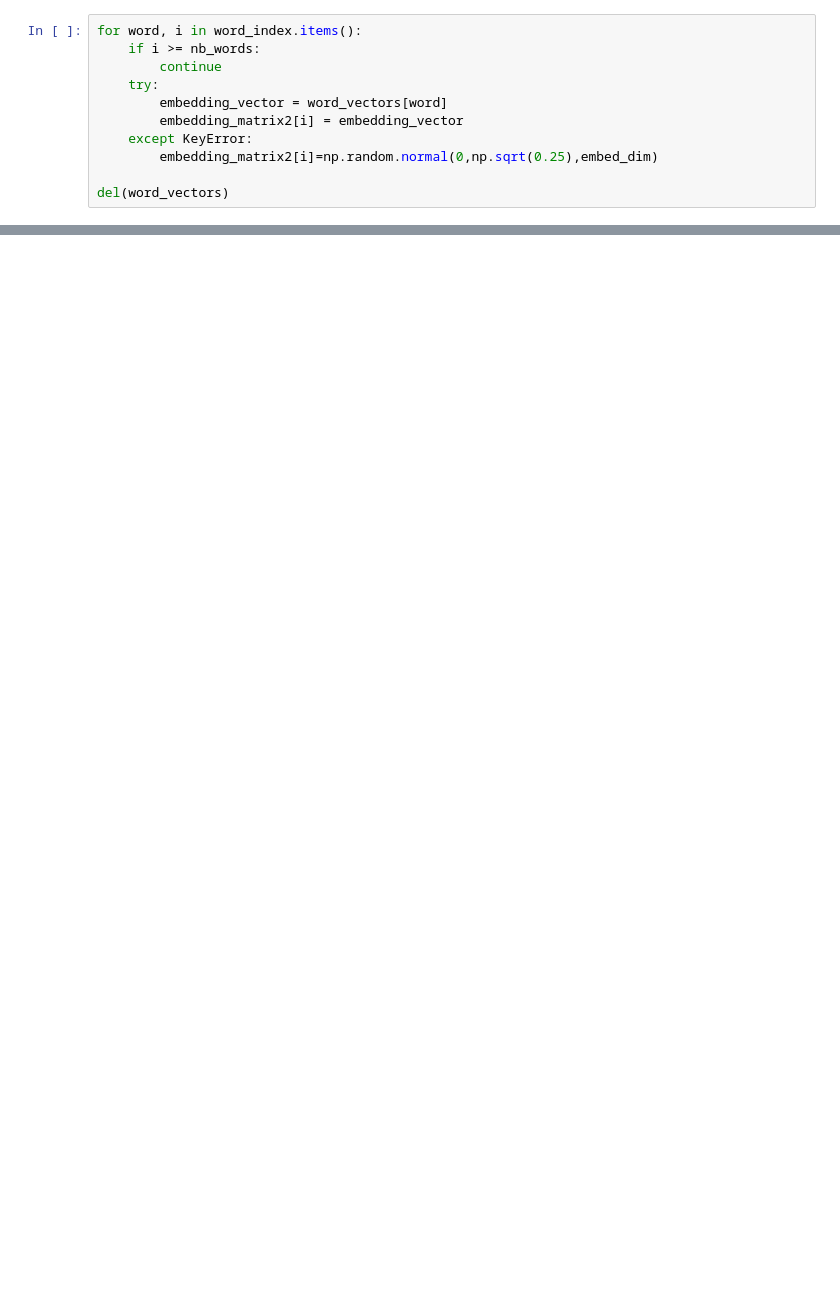
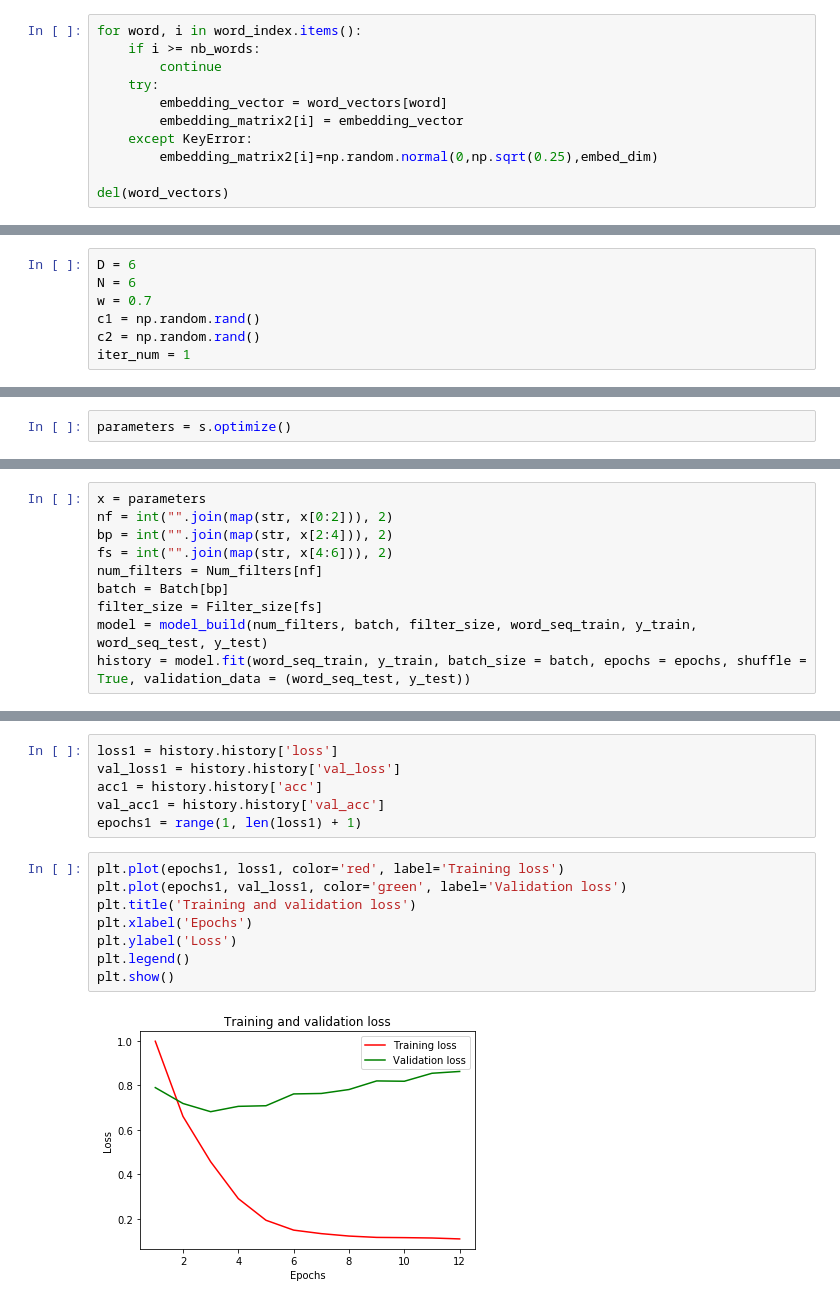
Before and after one commit to SarapRohan/fastText-SentimentalAnalysis, a Jupyter notebook: Final.ipynb, the cells around one changed output, grey strips where cells are left out. Saved outputs shown, nothing was run; the diff lists cells and outputs as text; blank space fills up the shorter version.

```diff
--- a/Final.ipynb
+++ b/Final.ipynb
@@ -556,0 +377,7 @@ class Swarm:
+# %%
+D = 6
+N = 6
+w = 0.7
+c1 = np.random.rand()
+c2 = np.random.rand()
+iter_num = 1
@@ -597,0 +483,2 @@ array([1, 1, 1, 1, 1, 0])
+# %%
+parameters = s.optimize()
@@ -597,0 +503,10 @@ array([1, 1, 1, 1, 1, 0])
+# %%
+x = parameters
+nf = int("".join(map(str, x[0:2])), 2)
+bp = int("".join(map(str, x[2:4])), 2)
+fs = int("".join(map(str, x[4:6])), 2)
+num_filters = Num_filters[nf]
+batch = Batch[bp]
+filter_size = Filter_size[fs]
+model = model_build(num_filters, batch, filter_size, word_seq_train, y_train, word_seq_test, y_test)
+history = model.fit(word_seq_train, y_train, batch_size = batch, epochs = epochs, shuffle = True, validation_data = (word_seq_test, y_test))
@@ -597,0 +531,16 @@ array([1, 1, 1, 1, 1, 0])
+# %%
+loss1 = history.history['loss']
+val_loss1 = history.history['val_loss']
+acc1 = history.history['acc']
+val_acc1 = history.history['val_acc']
+epochs1 = range(1, len(loss1) + 1)
+# %%
+plt.plot(epochs1, loss1, color='red', label='Training loss')
+plt.plot(epochs1, val_loss1, color='green', label='Validation loss')
+plt.title('Training and validation loss')
+plt.xlabel('Epochs')
+plt.ylabel('Loss')
+plt.legend()
+plt.show()
+# %% [output]
+[figure, added]
```
Also changed, not shown: parts of 71 cells of this notebook, 1 other file.
